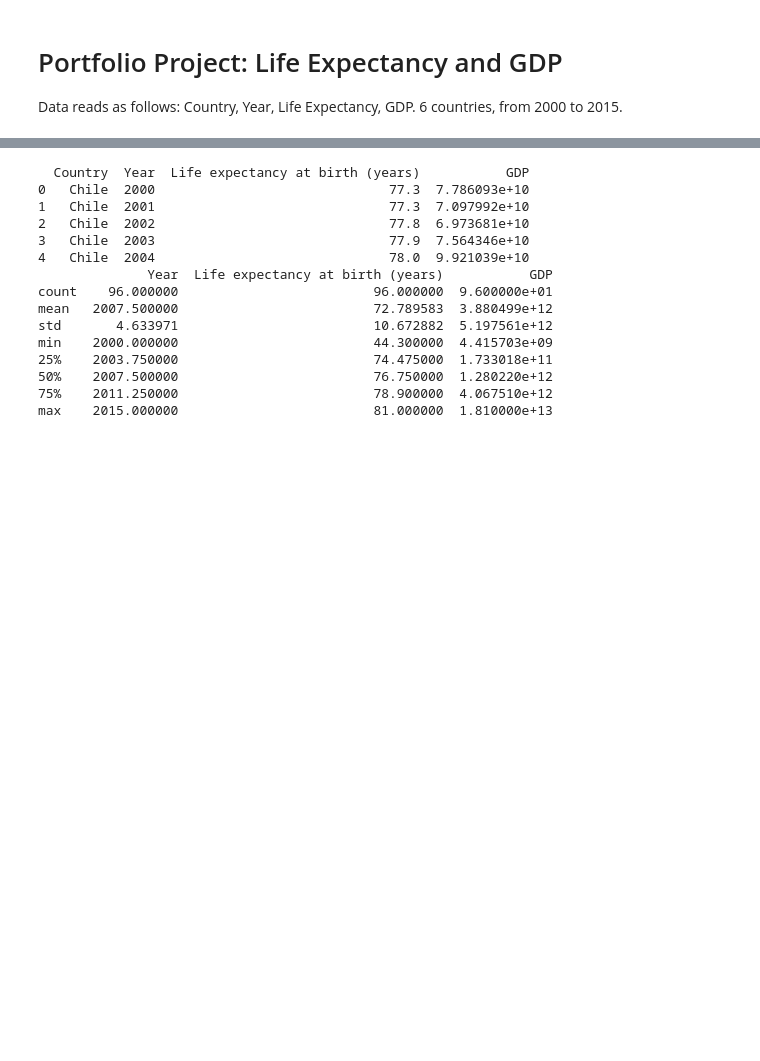
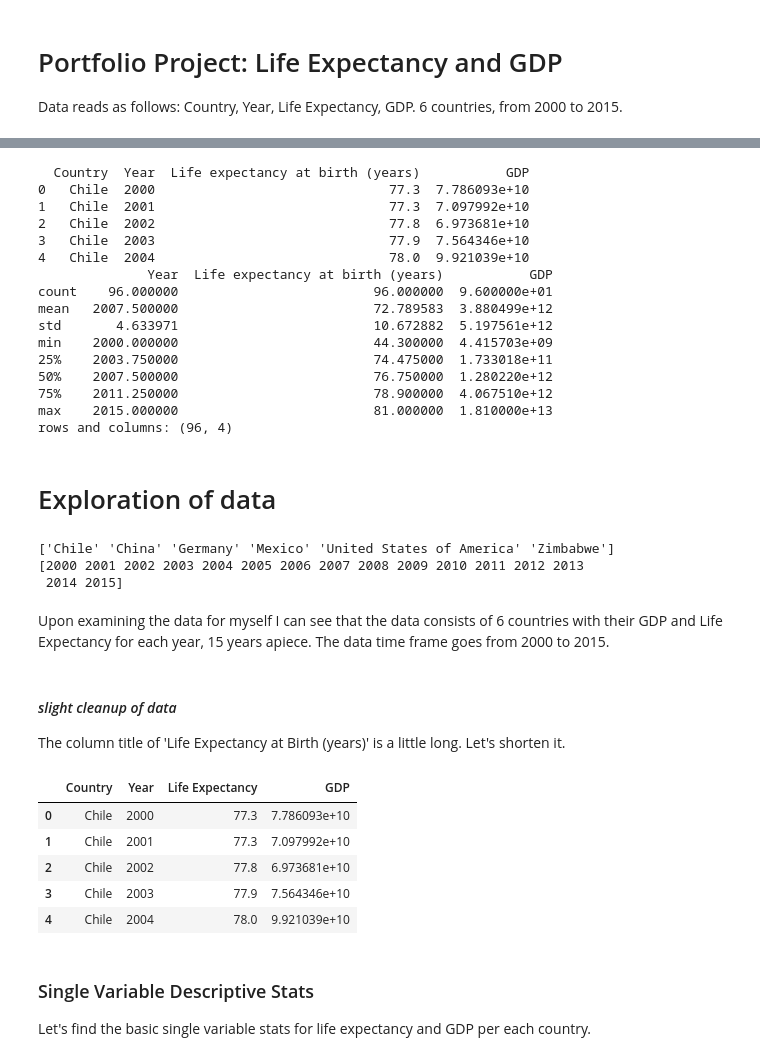
Before and after one commit to RacerBeats/Life-Expectancy-and-GDP-Starter, a Jupyter notebook: life_expectancy_gdp.ipynb, the cells around one changed output, grey strips where cells are left out. Saved outputs shown, nothing was run; the diff lists cells and outputs as text; code cells hidden in the pictures; blank space fills up the shorter version.

```diff
--- a/life_expectancy_gdp.ipynb
+++ b/life_expectancy_gdp.ipynb
@@ -12,9 +14,10 @@ import matplotlib.pyplot as plt
 import math
 
 # Read Data
-life_expectancy = pd.read_csv('all_data.csv')
-print(life_expectancy.head())
-print(life_expectancy.describe())
+data = pd.read_csv('all_data.csv')
+print(data.head())
+print(data.describe())
+print(f'rows and columns: {data.shape}')
 # %% [output]
   Country  Year  Life expectancy at birth (years)           GDP
 0   Chile  2000                              77.3  7.786093e+10
@@ -31,3 +34,33 @@ min    2000.000000                         44.300000  4.415703e+09
 50%    2007.500000                         76.750000  1.280220e+12
 75%    2011.250000                         78.900000  4.067510e+12
 max    2015.000000                         81.000000  1.810000e+13
+rows and columns: (96, 4)
+# %% [markdown]
+# Exploration of data
+# %%
+print(data.Country.unique())
+print(data.Year.unique())
+# %% [output]
+['Chile' 'China' 'Germany' 'Mexico' 'United States of America' 'Zimbabwe']
+[2000 2001 2002 2003 2004 2005 2006 2007 2008 2009 2010 2011 2012 2013
+ 2014 2015]
+# %% [markdown]
+Upon examining the data for myself I can see that the data consists of 6 countries with their GDP and Life Expectancy for each year, 15 years apiece. The data time frame goes from 2000 to 2015.
+# %% [markdown]
+#### *slight cleanup of data*
+
+The column title of 'Life Expectancy at Birth (years)' is a little long. Let's shorten it.
+# %%
+data = data.rename({"Life expectancy at birth (years)":"Life Expectancy"}, axis = "columns")
+data.head()
+# %% [output]
+|  | Country | Year | Life Expectancy | GDP |
+| 0 | Chile | 2000 | 77.3 | 7.786093e+10 |
+| 1 | Chile | 2001 | 77.3 | 7.097992e+10 |
+| 2 | Chile | 2002 | 77.8 | 6.973681e+10 |
+| 3 | Chile | 2003 | 77.9 | 7.564346e+10 |
+| 4 | Chile | 2004 | 78.0 | 9.921039e+10 |
+# %% [markdown]
+### Single Variable Descriptive Stats
+
+Let's find the basic single variable stats for life expectancy and GDP per each country.
```
Also changed, not shown: parts of 8 cells of this notebook, 1 other file.
